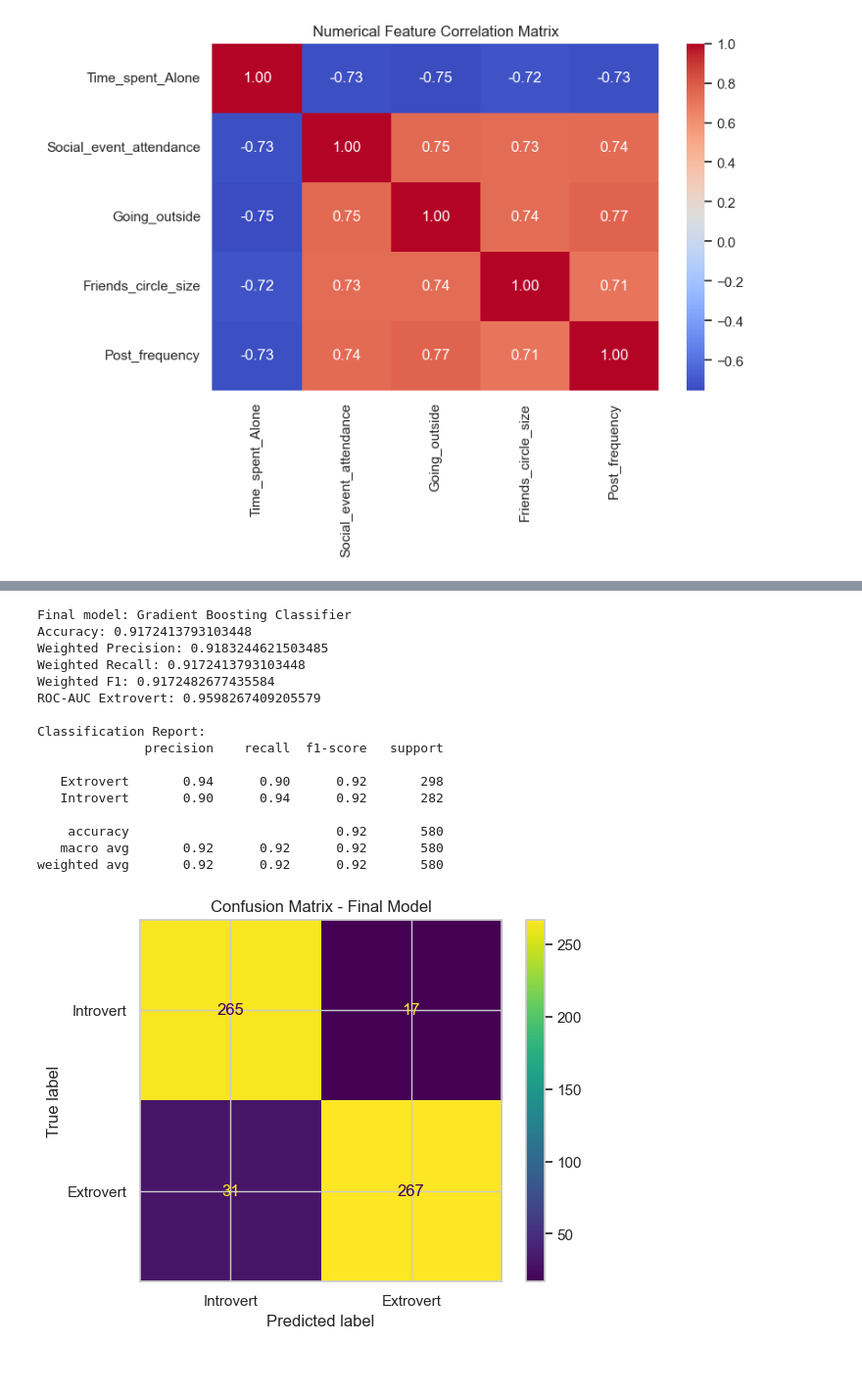
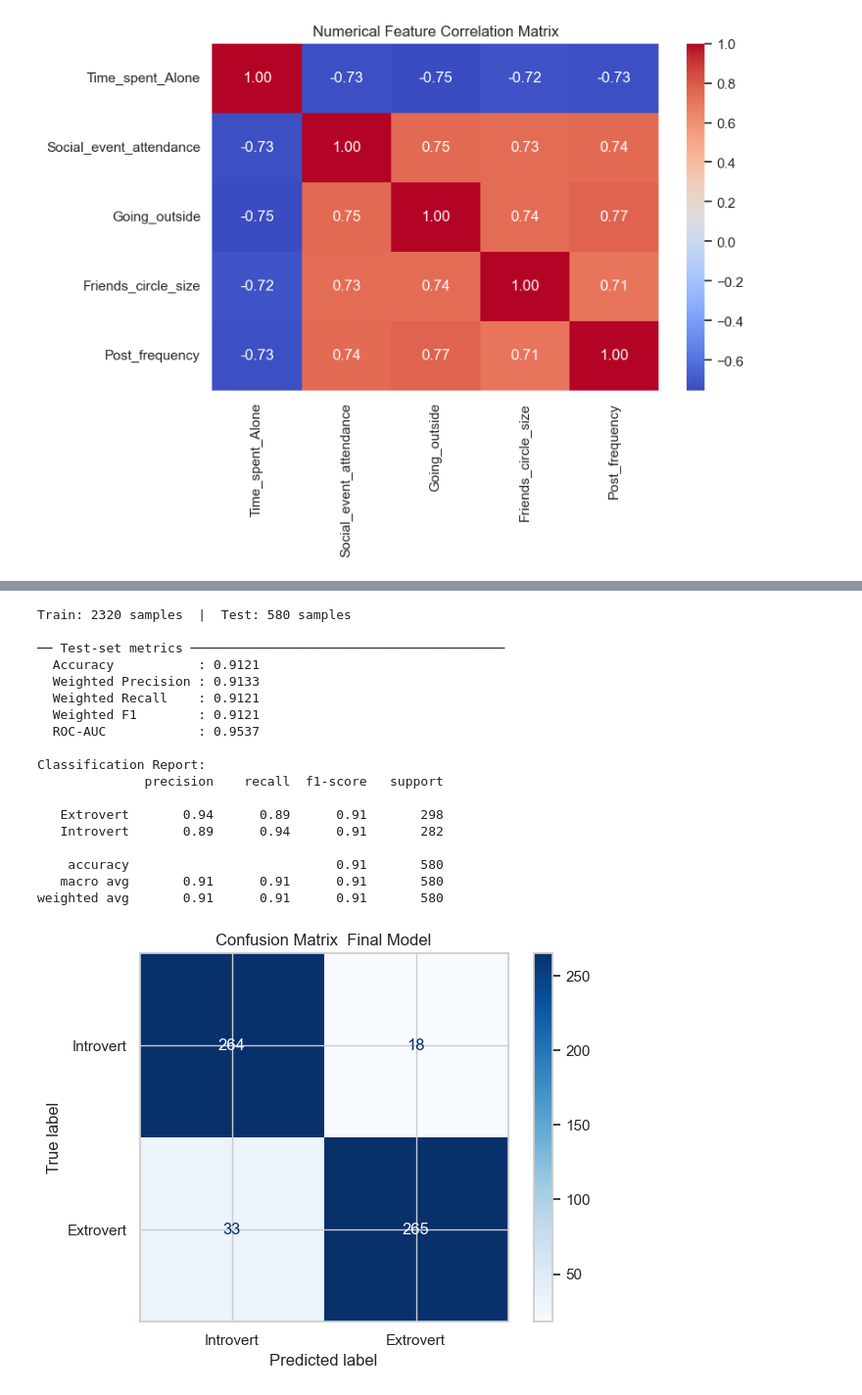
Before and after one commit to Pudamya/personality-prediction-api, a Jupyter notebook: personality_model_training.ipynb, the cells around one changed output, grey strips where cells are left out. Shown at 98% size. Saved outputs shown, nothing was run; the diff lists cells and outputs as text; code cells hidden in the pictures; blank space fills up the shorter version.

```diff
--- a/personality_model_training.ipynb
+++ b/personality_model_training.ipynb
@@ -140,20 +140,19 @@ plt.show()
 # %% [output]
 [figure]
 # %%
-# Preprocessing
 numeric_transformer = Pipeline(steps=[
     ("imputer", SimpleImputer(strategy="median")),
-    ("scaler", StandardScaler())
+    ("scaler",  StandardScaler()),
 ])
 
 categorical_transformer = Pipeline(steps=[
     ("imputer", SimpleImputer(strategy="most_frequent")),
-    ("onehot", OneHotEncoder(handle_unknown="ignore", drop="if_binary"))
+    ("onehot",  OneHotEncoder(handle_unknown="ignore", drop="if_binary")),
 ])
 
 preprocessor = ColumnTransformer(transformers=[
-    ("numeric", numeric_transformer, numeric_features),
-    ("categorical", categorical_transformer, categorical_features)
+    ("numeric",      numeric_transformer,     numeric_features),
+    ("categorical",  categorical_transformer, categorical_features),
 ])
 # %%
 # Compare multiple models using stratified 5-fold cross-validation
@@ -194,55 +225,60 @@ display(results_df)
 # %%
-# Train-test split
 X_train, X_test, y_train, y_test = train_test_split(
     X, y, test_size=0.20, stratify=y, random_state=RANDOM_STATE
 )
+print(f"Train: {len(X_train)} samples  |  Test: {len(X_test)} samples")
 
 final_model = Pipeline(steps=[
     ("preprocess", preprocessor),
-    ("model", GradientBoostingClassifier(random_state=RANDOM_STATE))
+    ("model", GradientBoostingClassifier(
+        n_estimators=200, learning_rate=0.1,
+        max_depth=4, random_state=RANDOM_STATE,
+    )),
 ])
 
 final_model.fit(X_train, y_train)
-y_pred = final_model.predict(X_test)
+y_pred  = final_model.predict(X_test)
 y_proba = final_model.predict_proba(X_test)
 
-print("Final model: Gradient Boosting Classifier")
-print("Accuracy:", accuracy_score(y_test, y_pred))
-print("Weighted Precision:", precision_score(y_test, y_pred, average="weighted"))
-print("Weighted Recall:", recall_score(y_test, y_pred, average="weighted"))
-print("Weighted F1:", f1_score(y_test, y_pred, average="weighted"))
+pos_idx = list(final_model.classes_).index("Extrovert")
 
-pos_idx = list(final_model.classes_).index("Extrovert")
-print("ROC-AUC Extrovert:", roc_auc_score((y_test == "Extrovert").astype(int), y_proba[:, pos_idx]))
+print("\n── Test-set metrics ─────────────────────────────────────────")
+print(f"  Accuracy           : {accuracy_score(y_test, y_pred):.4f}")
+print(f"  Weighted Precision : {precision_score(y_test, y_pred, average='weighted'):.4f}")
+print(f"  Weighted Recall    : {recall_score(y_test, y_pred,    average='weighted'):.4f}")
+print(f"  Weighted F1        : {f1_score(y_test, y_pred,        average='weighted'):.4f}")
+print(f"  ROC-AUC            : {roc_auc_score((y_test=='Extrovert').astype(int), y_proba[:, pos_idx]):.4f}")
 print("\nClassification Report:")
 print(classification_report(y_test, y_pred))
 # %% [output]
-Final model: Gradient Boosting Classifier
-Accuracy: 0.9172413793103448
-Weighted Precision: 0.9183244621503485
-Weighted Recall: 0.9172413793103448
-Weighted F1: 0.9172482677435584
-ROC-AUC Extrovert: 0.9598267409205579
+Train: 2320 samples  |  Test: 580 samples
+
+── Test-set metrics ─────────────────────────────────────────
+  Accuracy           : 0.9121
+  Weighted Precision : 0.9133
+  Weighted Recall    : 0.9121
+  Weighted F1        : 0.9121
+  ROC-AUC            : 0.9537
 
 Classification Report:
               precision    recall  f1-score   support
 
-   Extrovert       0.94      0.90      0.92       298
-   Introvert       0.90      0.94      0.92       282
+   Extrovert       0.94      0.89      0.91       298
+   Introvert       0.89      0.94      0.91       282
 
-    accuracy                           0.92       580
-   macro avg       0.92      0.92      0.92       580
-weighted avg       0.92      0.92      0.92       580
+    accuracy                           0.91       580
+   macro avg       0.91      0.91      0.91       580
+weighted avg       0.91      0.91      0.91       580
 # %%
-# Confusion matrix
 labels = ["Introvert", "Extrovert"]
-cm = confusion_matrix(y_test, y_pred, labels=labels)
-disp = ConfusionMatrixDisplay(confusion_matrix=cm, display_labels=labels)
-disp.plot(values_format="d")
-plt.title("Confusion Matrix - Final Model")
+cm     = confusion_matrix(y_test, y_pred, labels=labels)
+disp   = ConfusionMatrixDisplay(confusion_matrix=cm, display_labels=labels)
+disp.plot(values_format="d", cmap="Blues")
+plt.title("Confusion Matrix  Final Model")
+plt.tight_layout()
 plt.show()
 # %% [output]
-[figure, old version]
+[figure, new version]
 # %%
 # Extract transformed feature names and feature importances
 feature_names = final_model.named_steps["preprocess"].get_feature_names_out()
```
Also changed, not shown: parts of 4 cells of this notebook.
